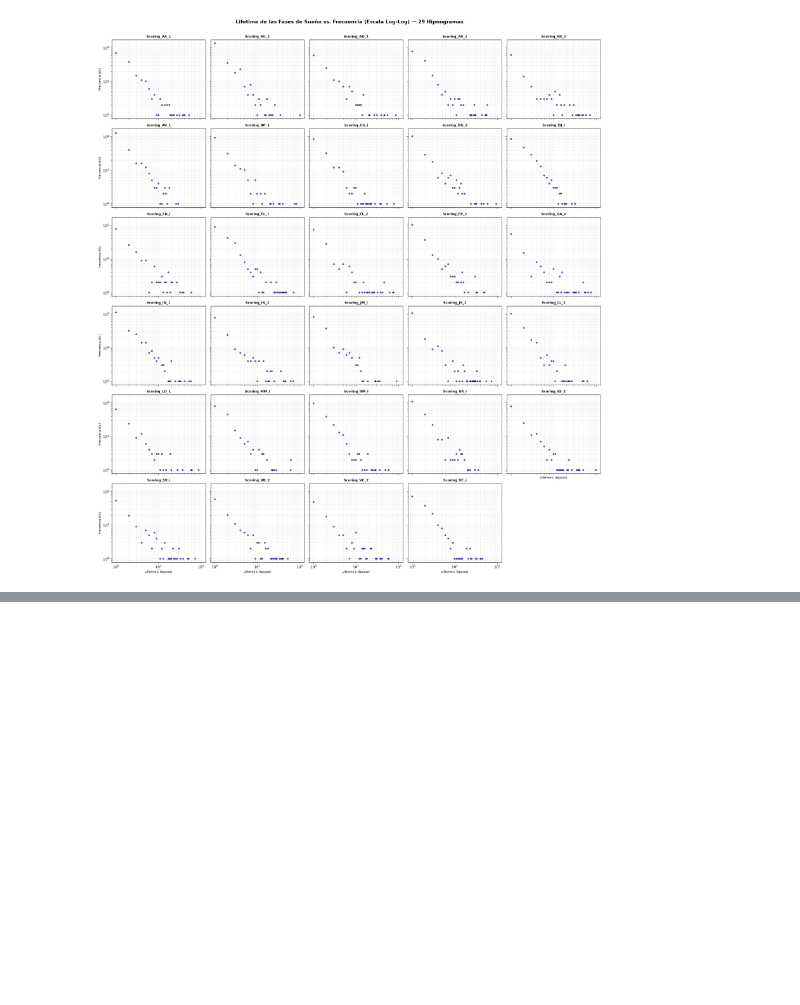
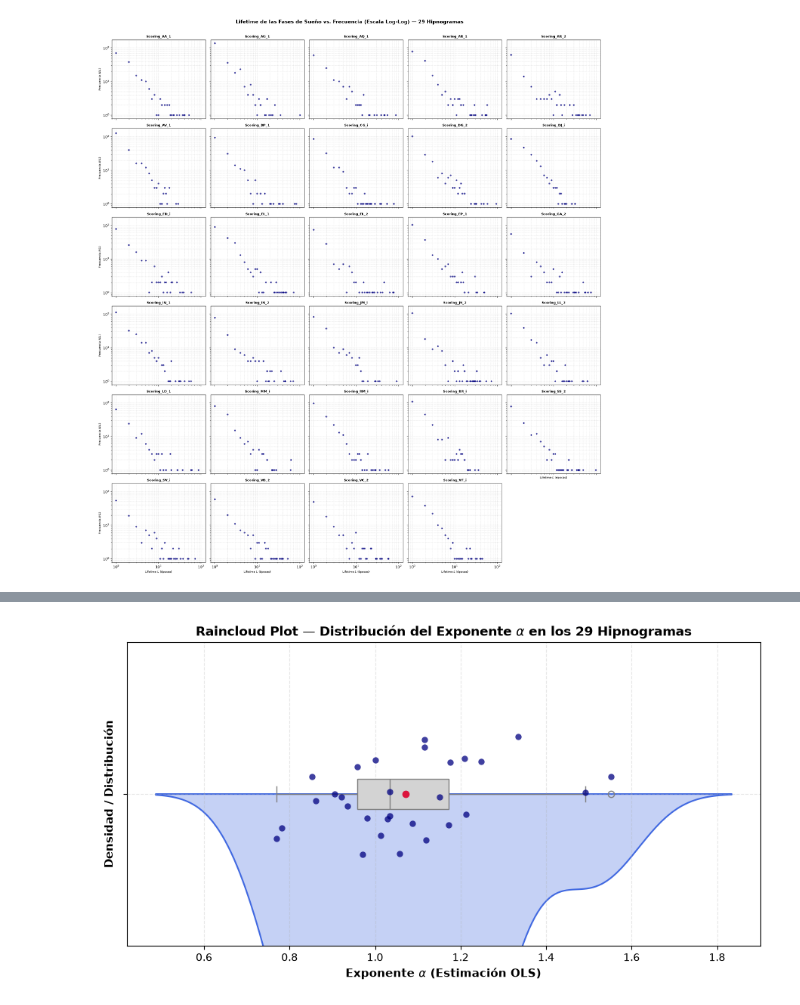
Before and after one commit to kao05/DS_ComplexSystem, a Jupyter notebook: Hipnogramas/Kevin_Vargas_Flores_Power_Law_Symbolic_Analysis.ipynb, the cells around one changed output, grey strips where cells are left out. Saved outputs shown, nothing was run; the diff lists cells and outputs as text; code cells hidden in the pictures; blank space fills up the shorter version.

Commit message:
Resultados e inciso 2

```diff
--- a/Hipnogramas/Kevin_Vargas_Flores_Power_Law_Symbolic_Analysis.ipynb
+++ b/Hipnogramas/Kevin_Vargas_Flores_Power_Law_Symbolic_Analysis.ipynb
@@ -171,0 +339,48 @@ plt.show()
+# %%
+# Cargar los resultados previamente exportados
+df_ols = pd.read_csv('resultados_ols_29_hipnogramas.csv')
+
+fig, ax = plt.subplots(figsize=(9, 5))
+
+# 1. Diagrama de densidad (KDE)
+sns.kdeplot(
+    data=df_ols,
+    x='alpha_ols',
+    ax=ax,
+    color='royalblue',
+    fill=True,
+    alpha=0.3,
+    linewidth=1.5
+)
+
+# 2. Diagrama de caja (Boxplot alineado)
+sns.boxplot(
+    data=df_ols,
+    x='alpha_ols',
+    ax=ax,
+    color='lightgray',
+    width=0.1,
+    showmeans=True,
+    meanprops={"marker": "o", "markerfacecolor": "crimson", "markeredgecolor": "crimson", "markersize": 6}
+)
+
+# 3. Dispersión de puntos individuales con jitter (Strip plot)
+sns.stripplot(
+    data=df_ols,
+    x='alpha_ols',
+    ax=ax,
+    color='navy',
+    size=6,
+    jitter=0.2,
+    alpha=0.75
+)
+
+ax.set_xlabel(r'Exponente $\alpha$ (Estimación OLS)', fontsize=11, fontweight='bold')
+ax.set_ylabel('Densidad / Distribución', fontsize=11, fontweight='bold')
+ax.set_title(r'Raincloud Plot — Distribución del Exponente $\alpha$ en los 29 Hipnogramas', fontsize=12, fontweight='bold')
+ax.grid(True, linestyle='--', alpha=0.3)
+
+plt.tight_layout()
+plt.show()
+# %% [output]
+[figure, added]
```
Also changed, not shown: parts of 14 cells of this notebook, 1 other file.
